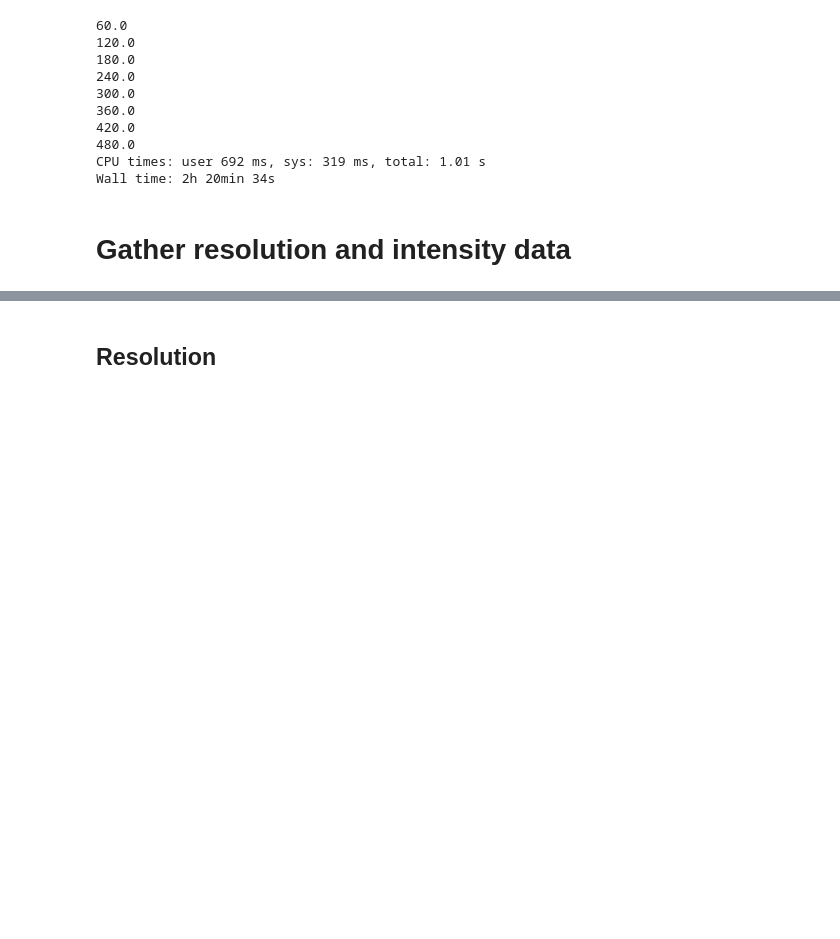
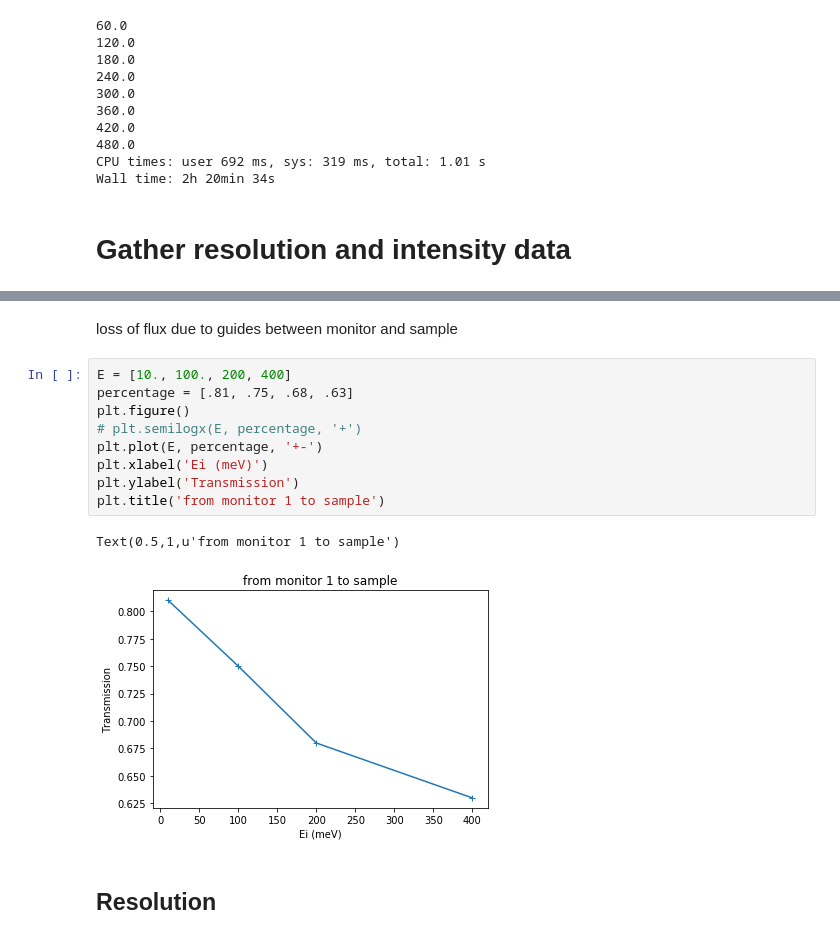
Before and after one commit to sns-chops/resolution, a Jupyter notebook: ARCS/mcvine-Ei_400.ipynb, the cells around one changed output, grey strips where cells are left out. Saved outputs shown, nothing was run; the diff lists cells and outputs as text; blank space fills up the shorter version.

Commit message:
ARCS/mcvine... notebooks: minor - added some plots

```diff
--- a/ARCS/mcvine-Ei_400.ipynb
+++ b/ARCS/mcvine-Ei_400.ipynb
@@ -102,3 +109,17 @@ Wall time: 2h 20min 34s
+# %% [markdown]
+loss of flux due to guides between monitor and sample
+# %%
+E = [10., 100., 200, 400]
+percentage = [.81, .75, .68, .63]
+plt.figure()
+# plt.semilogx(E, percentage, '+')
+plt.plot(E, percentage, '+-')
+plt.xlabel('Ei (meV)')
+plt.ylabel('Transmission')
+plt.title('from monitor 1 to sample')
+# %% [output]
+Text(0.5,1,u'from monitor 1 to sample')
+[figure, added]
 # %% [markdown]
 ## Resolution
 # %%
```
Also changed, not shown: parts of 1 cell of this notebook, 3 other files.
